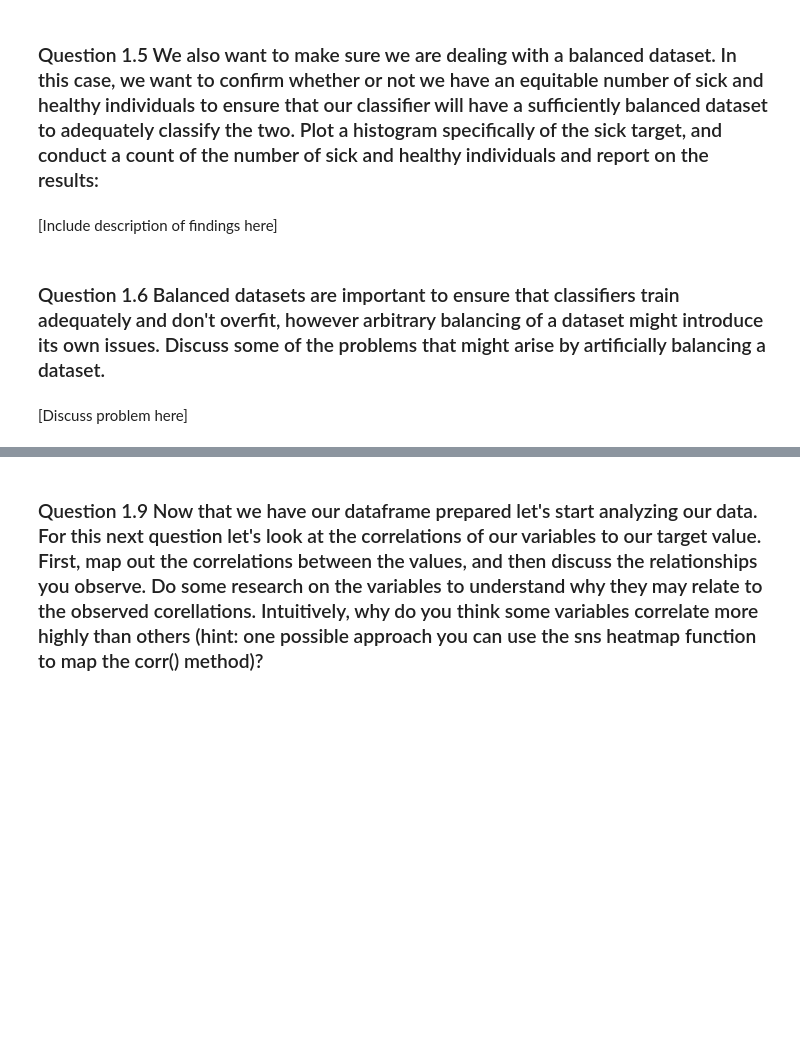
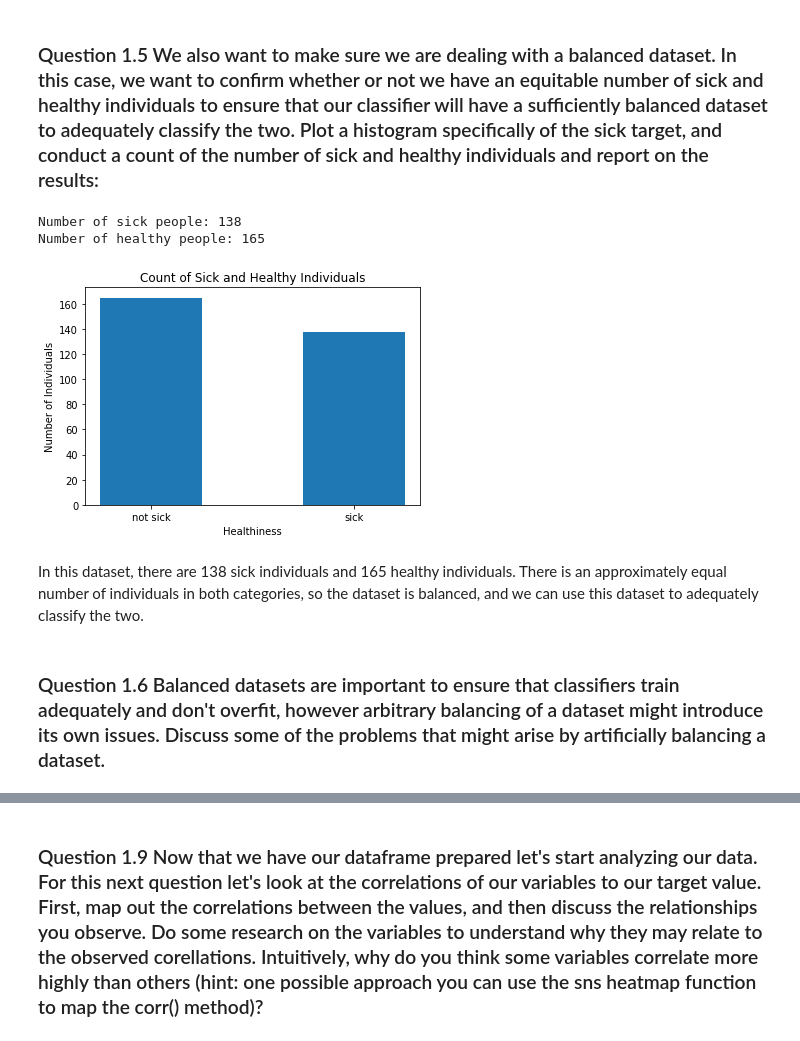
Before and after one commit to raymondlin1/CS188-Data-Science, a Jupyter notebook: Project_2/cs188_project2-Blank.ipynb, the cells around one changed output, grey strips where cells are left out. Cells and saved outputs as stored; diff of their text form; code cells hidden in the pictures; blank space fills up the shorter version.

```diff
--- a/Project_2/cs188_project2-Blank.ipynb
+++ b/Project_2/cs188_project2-Blank.ipynb
@@ -160,8 +277,20 @@ dtype: object
 # %% [markdown]
 ### Question 1.5 We also want to make sure we are dealing with a balanced dataset. In this case, we want to confirm whether or not we have an equitable number of  sick and healthy individuals to ensure that our classifier will have a sufficiently balanced dataset to adequately classify the two. Plot a histogram specifically of the sick target, and conduct a count of the number of sick and healthy individuals and report on the results:
-# %% [markdown]
-[Include description of findings here]
+# %%
+count_sick = data[data["sick"] == 1].shape[0]
+count_not_sick = data[data["sick"] == 0].shape[0]
+y = [count_not_sick, count_sick]
+plt.bar(x=["not sick", "sick"], height=y, width=0.5)
+plt.title("Count of Sick and Healthy Individuals")
+plt.xlabel("Healthiness")
+plt.ylabel("Number of Individuals")
+print("Number of sick people: {}".format(count_sick))
+print("Number of healthy people: {}".format(count_not_sick))
+# %% [output]
+Number of sick people: 138
+Number of healthy people: 165
+[figure, added]
+# %% [markdown]
+In this dataset, there are 138 sick individuals and 165 healthy individuals. There is an approximately equal number of individuals in both categories, so the dataset is balanced, and we can use this dataset to adequately classify the two.
 # %% [markdown]
 ### Question  1.6 Balanced datasets are important to ensure that classifiers train adequately and don't overfit, however arbitrary balancing of a dataset might introduce its own issues. Discuss some of the problems that might arise by artificially balancing a dataset.
-# %% [markdown]
-[Discuss problem here]
```
Also changed, not shown: parts of 55 cells of this notebook, 32 other files.
